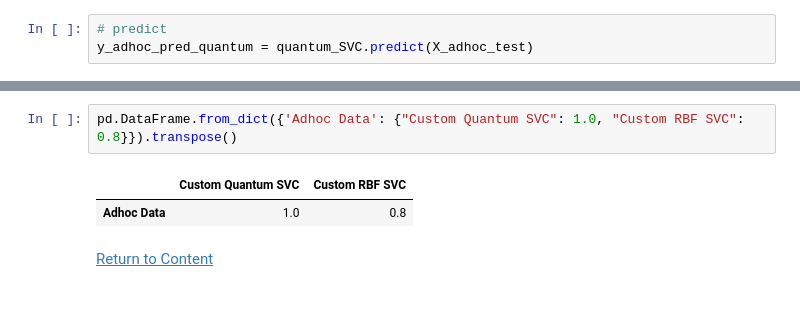
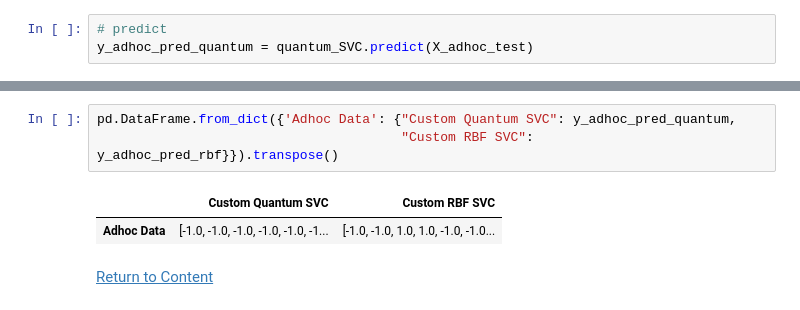
Before and after one commit to mforstenhaeusler/Quantum-Support-Vector-Machines, a Jupyter notebook: Quantum Support Vector Machines.ipynb, the cells around one changed output, grey strips where cells are left out. Drawn from its saved outputs; the diff is of its cells as text.

```diff
--- a/Quantum Support Vector Machines.ipynb
+++ b/Quantum Support Vector Machines.ipynb
@@ -447,8 +457,9 @@ The history saving thread hit an unexpected error (OperationalError('database or
 # %%
-pd.DataFrame.from_dict({'Adhoc Data': {"Custom Quantum SVC": 1.0, "Custom RBF SVC": 0.8}}).transpose()
+pd.DataFrame.from_dict({'Adhoc Data': {"Custom Quantum SVC": y_adhoc_pred_quantum,
+                                       "Custom RBF SVC": y_adhoc_pred_rbf}}).transpose()
 # %% [output]
 |  | Custom Quantum SVC | Custom RBF SVC |
-| Adhoc Data | 1.0 | 0.8 |
+| Adhoc Data | [-1.0, -1.0, -1.0, -1.0, -1.0, -1... | [-1.0, -1.0, 1.0, 1.0, -1.0, -1.0... |
 # %% [markdown]
 [Return to Content](#Content)
 # %% [markdown]
```
Also changed, not shown: parts of 17 cells of this notebook, 9 other files.
